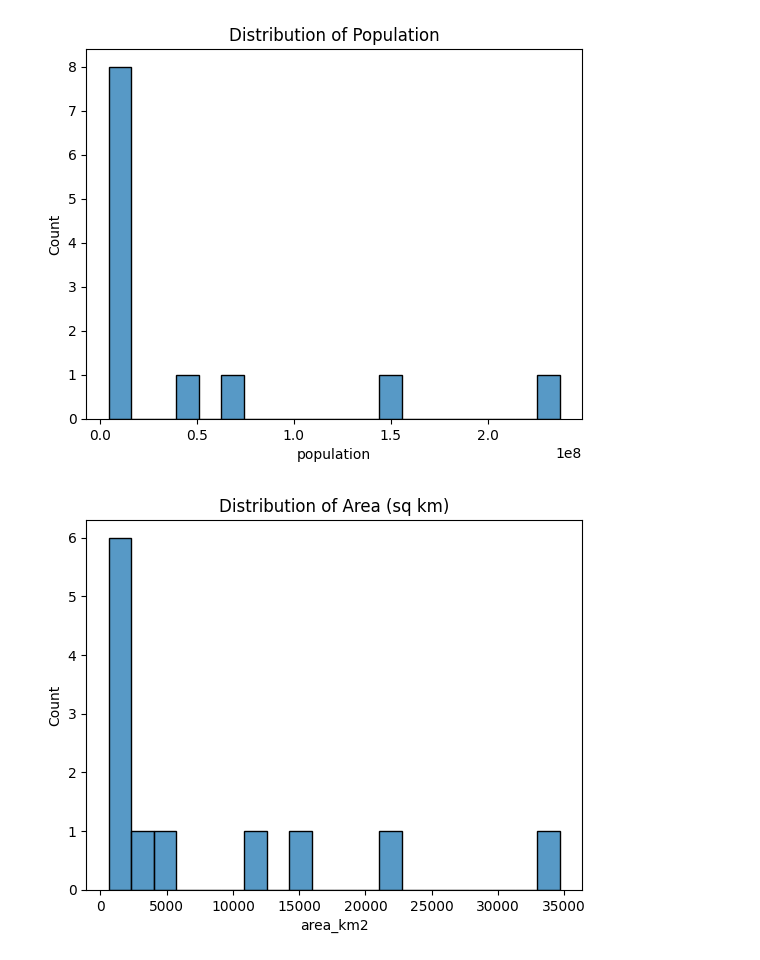
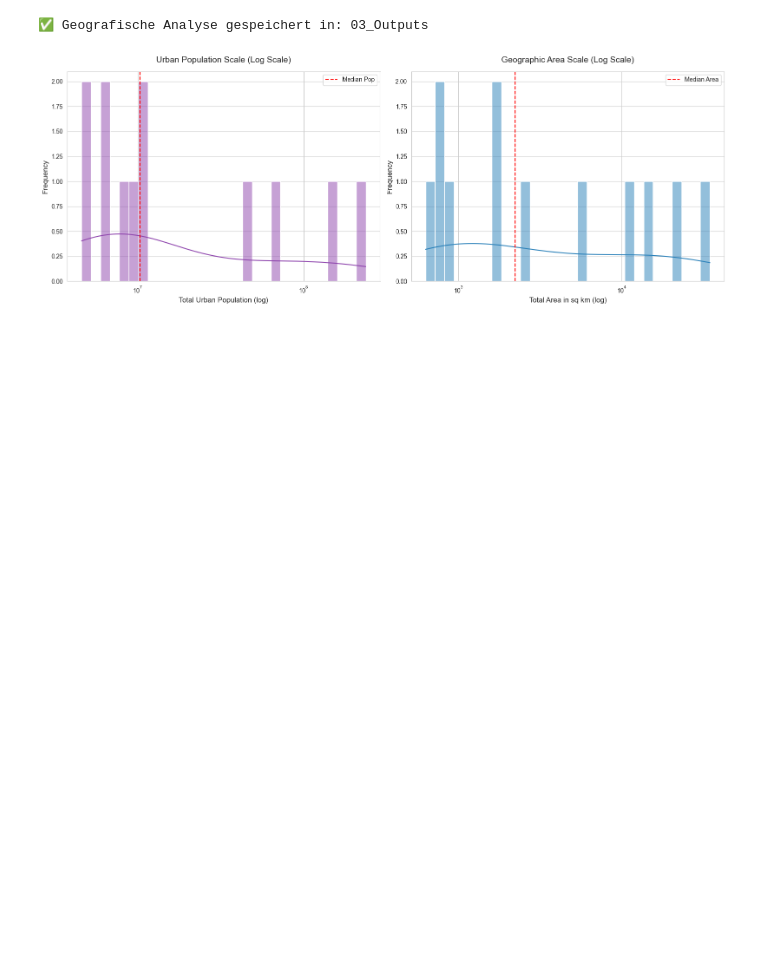
Before and after one commit to CypherTyphoon/Portfolio_Insights, a Jupyter notebook: 03_AI_Jobs_Cities.ipynb, the cells around one changed output. Drawn from its saved outputs; the diff is of its cells as text; code cells hidden in the pictures; blank space fills up the shorter version.

```diff
--- a/03_AI_Jobs_Cities.ipynb
+++ b/03_AI_Jobs_Cities.ipynb
@@ -213,12 +463,33 @@ plt.show()
 # %%
-sns.histplot(df['population'], bins=20)
-plt.title('Distribution of Population')
+# 1. Layout-Setup (1 Zeile, 2 Spalten)
+fig, axes = plt.subplots(1, 2, figsize=(16, 6))
+sns.set_style("whitegrid")
+
+# --- Plot 1: Population Distribution ---
+# Wir nutzen log_scale=True, damit wir die Unterschiede zwischen 10 Mio. und 1 Mrd. Menschen sehen
+sns.histplot(df_master['population'], bins=30, kde=True, color='#8e44ad', ax=axes[0], log_scale=True)
+axes[0].set_title('Urban Population Scale (Log Scale)', fontsize=14, pad=15)
+axes[0].set_xlabel('Total Urban Population (log)', fontsize=12)
+axes[0].set_ylabel('Frequency', fontsize=12)
+
+# --- Plot 2: Area Distribution ---
+sns.histplot(df_master['area_km2'], bins=30, kde=True, color='#2980b9', ax=axes[1], log_scale=True)
+axes[1].set_title('Geographic Area Scale (Log Scale)', fontsize=14, pad=15)
+axes[1].set_xlabel('Total Area in sq km (log)', fontsize=12)
+axes[1].set_ylabel('Frequency', fontsize=12)
+
+# 2. Annotation: Medianwerte hinzufügen für Kontext
+axes[0].axvline(df_master['population'].median(), color='red', linestyle='--', label='Median Pop')
+axes[1].axvline(df_master['area_km2'].median(), color='red', linestyle='--', label='Median Area')
+axes[0].legend()
+axes[1].legend()
+
+# 3. Export & Tight Layout
+plt.tight_layout()
+plt.savefig(OUT_DIR / "03_geographic_distribution_analysis.png", dpi=300)
+print(f"✅ Geografische Analyse gespeichert in: {OUT_DIR}")
 plt.show()
-
-sns.histplot(df['area_km2'], bins=20)
-plt.title('Distribution of Area (sq km)')
-plt.show()
 # %% [output]
+✅ Geografische Analyse gespeichert in: 03_Outputs
-[figure, old version]
+[figure, new version]
-[figure, removed]
 # %%
```
Also changed, not shown: parts of 26 cells of this notebook, 24 other files.
